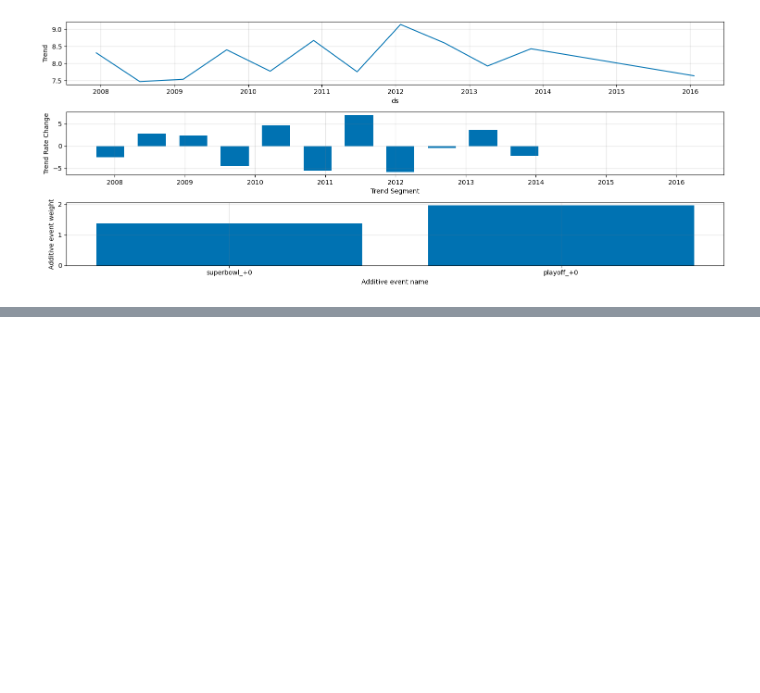
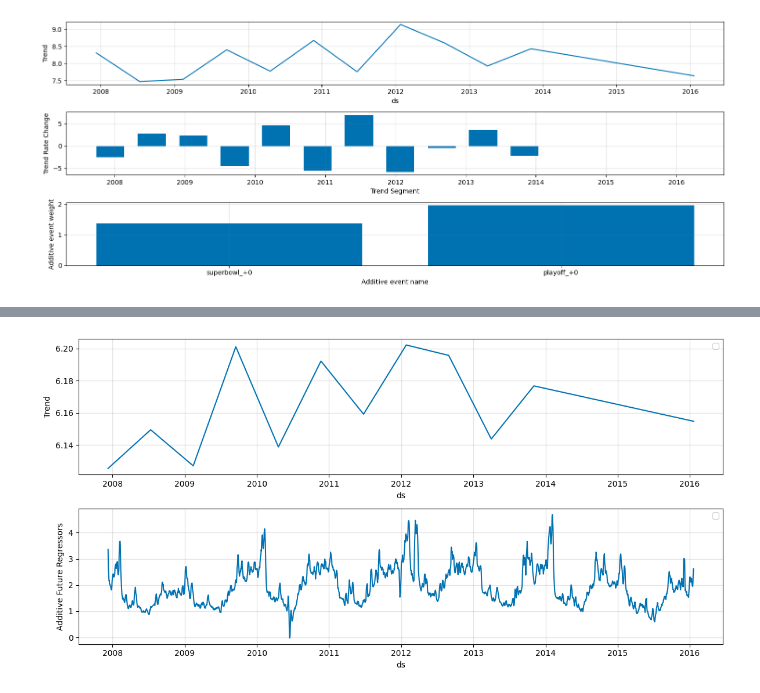
Before and after one commit to LuciaRavazzi/Master-DataScienceLab, a Jupyter notebook: Miscellanea/NeauralProphet_Tutorial.ipynb, the cells around one changed output, grey strips where cells are left out. Saved outputs shown, nothing was run; the diff lists cells and outputs as text; code cells hidden in the pictures; blank space fills up the shorter version.

```diff
--- a/Miscellanea/NeauralProphet_Tutorial.ipynb
+++ b/Miscellanea/NeauralProphet_Tutorial.ipynb
@@ -492,0 +479,3 @@ m.add_country_holidays("US", mode="additive", lower_window=-1, upper_window=1)
+# %%
+df['A'] = df['y'].rolling(7, min_periods=1).mean()
+df['B'] = df['y'].rolling(30, min_periods=1).mean()
@@ -492,0 +485,13 @@ m.add_country_holidays("US", mode="additive", lower_window=-1, upper_window=1)
+# %%
+m = NeuralProphet(
+        n_forecasts=10,
+        yearly_seasonality=False,
+        weekly_seasonality=False,
+        daily_seasonality=False,
+    )
+
+m = m.add_future_regressor(name='A')
+m = m.add_future_regressor(name='B')
+
+metrics = m.fit(df)
+forecast = m.predict(df)
@@ -492,0 +513,4 @@ m.add_country_holidays("US", mode="additive", lower_window=-1, upper_window=1)
+# %%
+m.plot_components(forecast, figsize = (12, 6));
+# %% [output]
+[figure, added]
```
Also changed, not shown: parts of 4 cells of this notebook, 1 other file.
